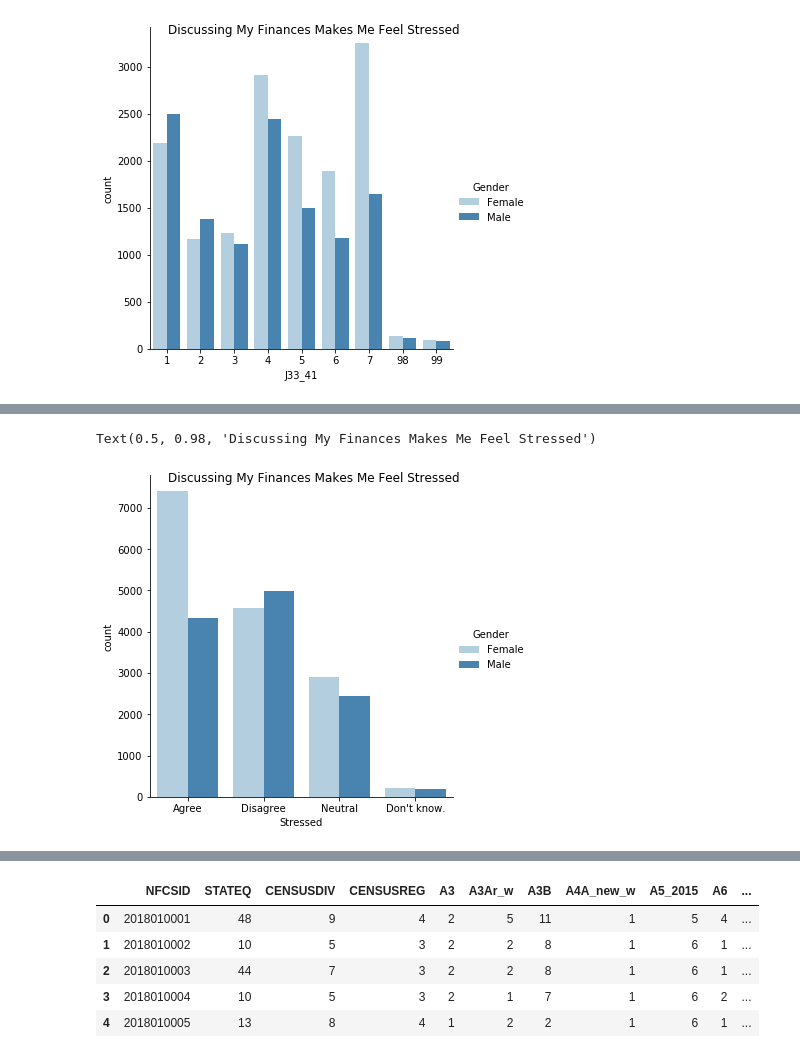
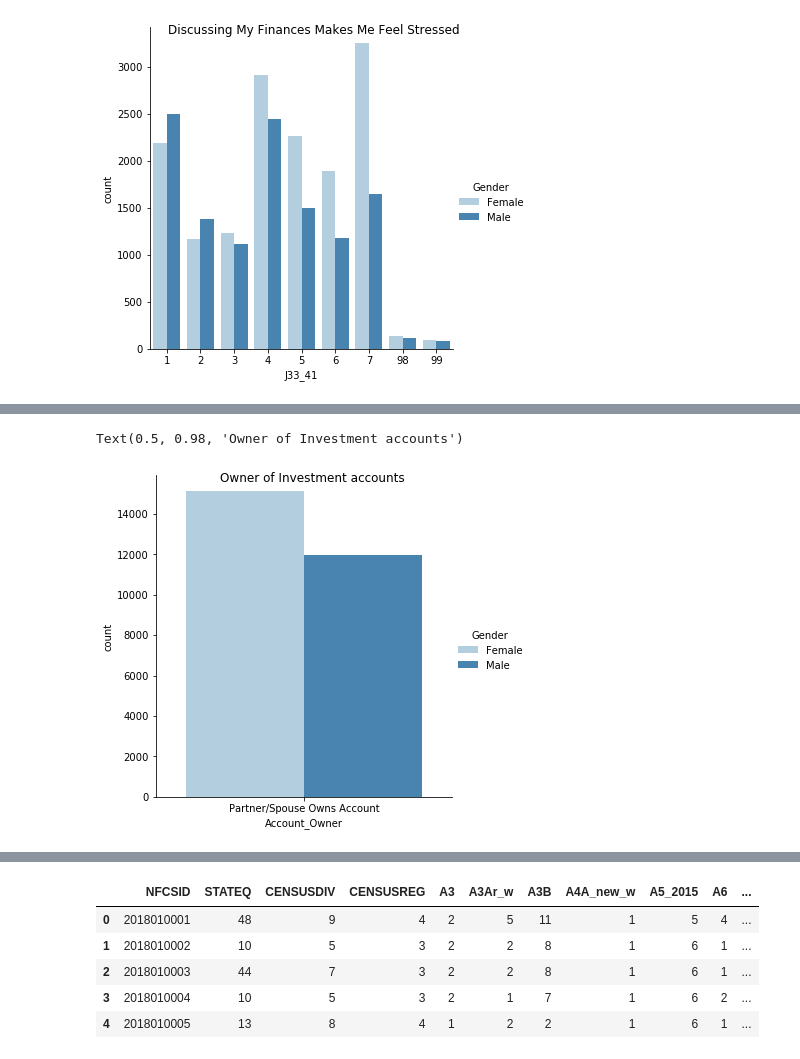
Before and after one commit to stavem/data-512-final, a Jupyter notebook: notebooks/010_EDA.ipynb, the cells around one changed output, grey strips where cells are left out. Cells and saved outputs as stored; diff of their text form; code cells hidden in the pictures.

Commit message:
added breakdown of gender holding accounts

```diff
--- a/notebooks/010_EDA.ipynb
+++ b/notebooks/010_EDA.ipynb
@@ -62,3 +104,15 @@ sns.catplot(x="C1_2012",
+# %%
+#Seaborn barplot
+sns.set_style("whitegrid")
+bar,ax = plt.subplots(figsize=(10,6))
+ax = sns.barplot(x=data_per.index, y='percentage', data=data_per, ci=None, palette="muted",orient='v', )
+ax.set_title("Pie chart approximation in Seaborn - Total Tip by Delivery Type", fontsize=15)
+ax.set_xlabel ("Delivery Type")
+ax.set_ylabel ("Percentage")
+# calculate the percentages
+for rect in ax.patches:
+    ax.text (rect.get_x() + rect.get_width() / 2,rect.get_height(),"%.1f%%"% rect.get_height(), weight='bold' )
+bar.savefig("Seaborn_Pie_Chart.png");
 # %% [markdown]
 We see more females than male in the initial survey.  Let's see some of their responses to determine differing opinions.
 # %%
@@ -88,0 +157,9 @@ df_sbs['Stressed'] = df_sbs.apply(lambda x: financial_stress(x['J33_41']),axis=1
+# %%
+# create a clean column with labels
+def who_owns_account(gender, owner):
+    if  gender == 'Female' and owner in(1,3):
+        return 'Woman Owns Account'
+    else:
+        return 'Partner/Spouse Owns Account'
+
+df_sbs['Account_Owner'] = df_sbs.apply(lambda x: who_owns_account(x['Gender'], xx['C2_2012']),axis=1)
@@ -89,13 +189,11 @@ df_sbs['Stressed'] = df_sbs.apply(lambda x: financial_stress(x['J33_41']),axis=1
 # %%
-# now plot the gender dist again:
 # plot the gender distribution
-g2 = sns.catplot(x="Stressed",
+g3 = sns.catplot(x="Account_Owner",
             kind="count",
             hue='Gender',
             data=df_sbs,
             palette=("Blues"))
-#plt.subplots_adjust(top=0.9)
-g2.fig.suptitle('Discussing My Finances Makes Me Feel Stressed') # can also get the figure from plt.gcf()
+g3.fig.suptitle('Owner of Investment accounts') # can also get the figure from plt.gcf()
 # %% [output]
-Text(0.5, 0.98, 'Discussing My Finances Makes Me Feel Stressed')
+Text(0.5, 0.98, 'Owner of Investment accounts')
-[figure, old version]
+[figure, new version]
```
Also changed, not shown: parts of 14 cells of this notebook, 1 other file.
